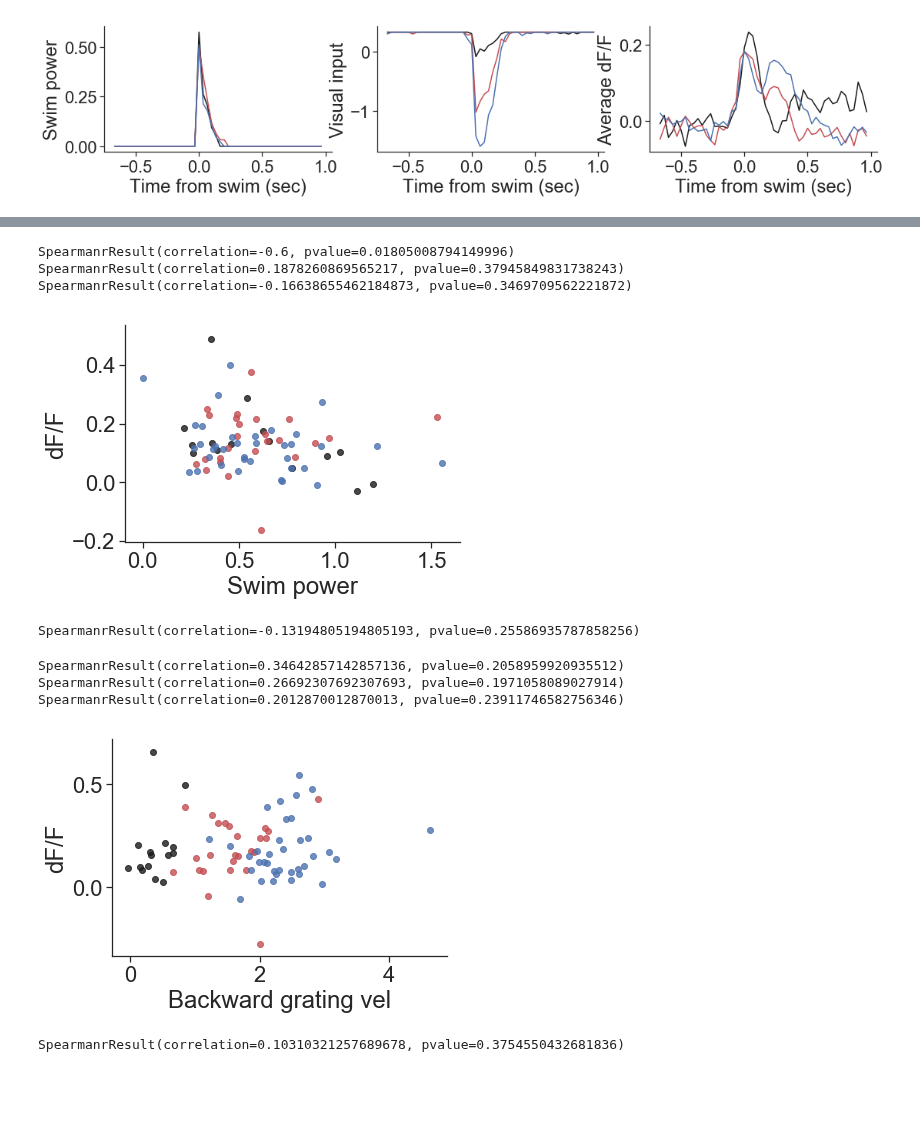
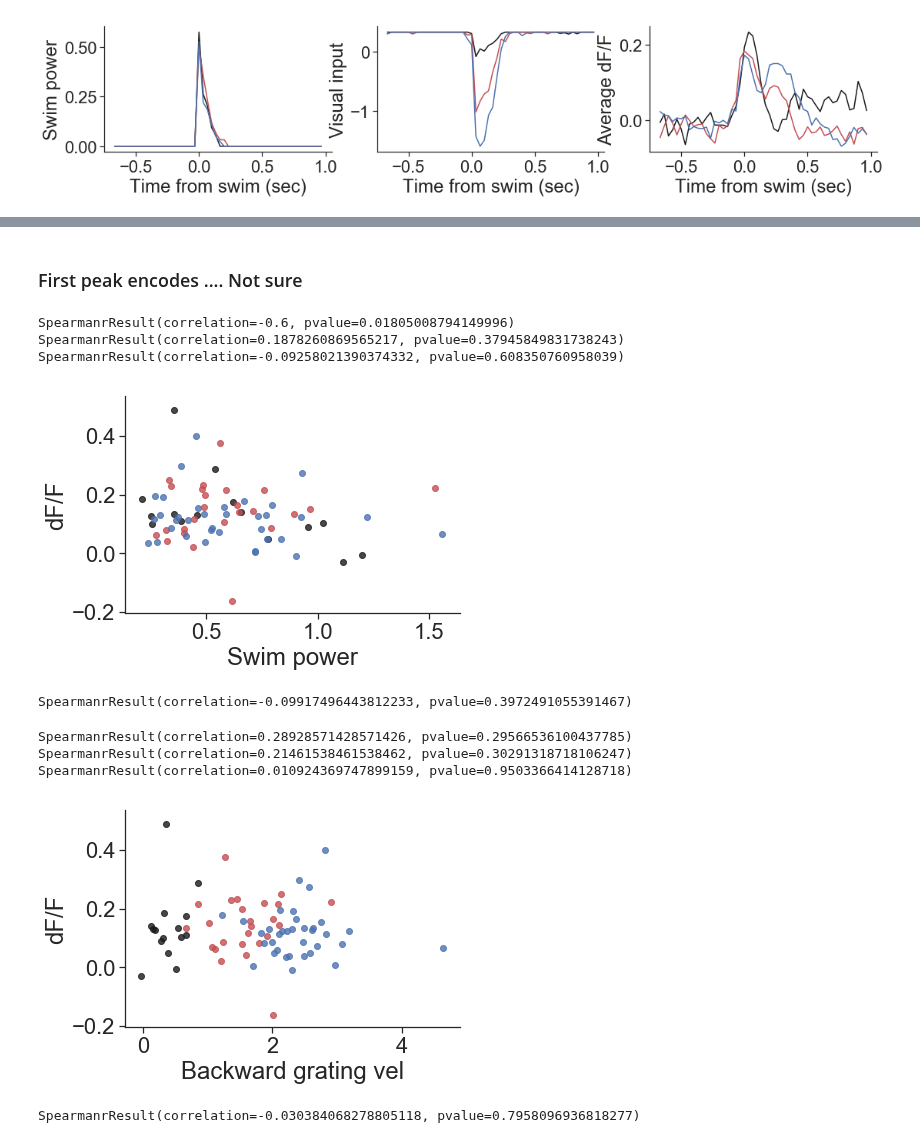
Before and after one commit to zqwei/DRN_voltage_analysis, a Jupyter notebook: Notebooks/glu_analysis_time_shift.ipynb, the cells around one changed output, grey strips where cells are left out. Saved outputs shown, nothing was run; the diff lists cells and outputs as text; code cells hidden in the pictures; blank space fills up the shorter version.

```diff
--- a/Notebooks/glu_analysis_time_shift.ipynb
+++ b/Notebooks/glu_analysis_time_shift.ipynb
@@ -187,25 +181,41 @@ dff_list = []
 pswim_list = []
 vis_list = []
 num_swim_list = []
+ppswim_list = []
+pvis_list = []
 t_len = int(t_pre+t_post)
 for nswim in swim_list:
     num_swim = len(nswim)
     num_swim_list.append(num_swim)
     dff_ = np.zeros((num_swim, t_len, n_pix))
     pswim_ = np.zeros((num_swim, t_len))
+    pswim_pre = np.zeros((num_swim, t_len))
+    pswim_pre[:] = np.nan
     vis_ = np.zeros((num_swim, t_len))
+    vis_pre = np.zeros((num_swim, t_len))
+    vis_pre[:] = np.nan
     for ns, s in enumerate(nswim):
         l_swim = frame_swim_tcourse[1,(s-t_pre):(s+t_post)]
         r_swim = frame_swim_tcourse[2,(s-t_pre):(s+t_post)]
         pswim_[ns] = np.sqrt(l_swim**2 + r_swim**2)*10000
         vis_[ns] = -frame_stimParams[0,(s-t_pre):(s+t_post)]*10000
         dff_[ns] = dFF[(s-t_pre):(s+t_post), :] - dFF[(s-t_flat):s, :].mean(axis=0, keepdims=True)
+        pre_swim = np.where(swim_start==s)[0][0]-1
+        if pre_swim>=0:
+            pre_swim = swim_start[pre_swim]
+            l_swim = frame_swim_tcourse[1,(pre_swim-t_pre):(pre_swim+t_post)]
+            r_swim = frame_swim_tcourse[2,(pre_swim-t_pre):(pre_swim+t_post)]
+            pswim_pre[ns] = np.sqrt(l_swim**2 + r_swim**2)*10000
+            vis_pre[ns] = -frame_stimParams[0,(pre_swim-t_pre):(pre_swim+t_post)]*10000
     valid_ = pswim_[:, -t_valid:].sum(axis=-1)==0
     valid_ = valid_ & (pswim_.max(axis=-1)<2)
     valid_ = valid_ & (pswim_[:, :t_pre].sum(axis=-1)==0)
+    valid_ = valid_ & (np.isnan(pswim_pre).sum(axis=-1)==0)
     dff_list.append(dff_[valid_])
     pswim_list.append(pswim_[valid_])
     vis_list.append(vis_[valid_])
+    ppswim_list.append(pswim_pre[valid_])
+    pvis_list.append(vis_pre[valid_])
 
 fig, ax = plt.subplots(1, 3, figsize=(18, 3))
 ax = ax.flatten()
@@ -226,0 +239,16 @@ plt.show()
+# %%
+tmp1 = []
+tmp2 = []
+for n in range(3):
+    ave_dff = dff_list[n].mean(axis=-1)*100
+    v_ = -(vis_list[n][:, :].min(axis=-1))
+    d_ = ave_dff[:, t_pre+6:t_pre+10].mean(axis=-1)
+    tmp1.append(v_)
+    tmp2.append(d_)
+    plt.scatter(v_, d_, c=color_list[n], label=f'Gain #{n}', alpha=0.8)
+plt.xlabel('Backward grating vel')
+plt.ylabel('dF/F')
+# plt.legend()
+sns.despine()
+plt.show()
+spearmanr(np.concatenate(tmp1), np.concatenate(tmp2))
@@ -227,3 +258,5 @@ plt.show()
+# %% [markdown]
+### First peak encodes .... Not sure
 # %%
 tmp1 = []
 tmp2 = []
@@ -244,29 +277,29 @@ spearmanr(np.concatenate(tmp1), np.concatenate(tmp2))
 # %% [output]
 SpearmanrResult(correlation=-0.6, pvalue=0.01805008794149996)
 SpearmanrResult(correlation=0.1878260869565217, pvalue=0.37945849831738243)
-SpearmanrResult(correlation=-0.16638655462184873, pvalue=0.3469709562221872)
+SpearmanrResult(correlation=-0.09258021390374332, pvalue=0.608350760958039)
-[figure, old version]
+[figure, new version]
-SpearmanrResult(correlation=-0.13194805194805193, pvalue=0.25586935787858256)
+SpearmanrResult(correlation=-0.09917496443812233, pvalue=0.3972491055391467)
 # %%
 tmp1 = []
 tmp2 = []
 for n in range(3):
     ave_dff = dff_list[n].mean(axis=-1)*100
     v_ = -vis_list[n][:, :].min(axis=-1)
-    d_ = ave_dff[:, t_pre:t_pre+1].mean(axis=-1)
+    d_ = ave_dff[:, t_pre-2:t_pre+2].mean(axis=-1)
     tmp1.append(v_)
     tmp2.append(d_)
     plt.scatter(v_, d_, c=color_list[n], label=f'Gain #{n}', alpha=0.8)
     print(spearmanr(v_, d_))
 plt.xlabel('Backward grating vel')
 plt.ylabel('dF/F')
 # plt.legend()
 sns.despine()
 plt.show()
 spearmanr(np.concatenate(tmp1), np.concatenate(tmp2))
 # %% [output]
-SpearmanrResult(correlation=0.34642857142857136, pvalue=0.2058959920935512)
-SpearmanrResult(correlation=0.26692307692307693, pvalue=0.1971058089027914)
-SpearmanrResult(correlation=0.2012870012870013, pvalue=0.23911746582756346)
+SpearmanrResult(correlation=0.28928571428571426, pvalue=0.29566536100437785)
+SpearmanrResult(correlation=0.21461538461538462, pvalue=0.30291318718106247)
+SpearmanrResult(correlation=0.010924369747899159, pvalue=0.9503366414128718)
-[figure, old version]
+[figure, new version]
-SpearmanrResult(correlation=0.10310321257689678, pvalue=0.3754550432681836)
+SpearmanrResult(correlation=-0.030384068278805118, pvalue=0.7958096936818277)
```
Also changed, not shown: parts of 9 cells of this notebook, 1 other file.
